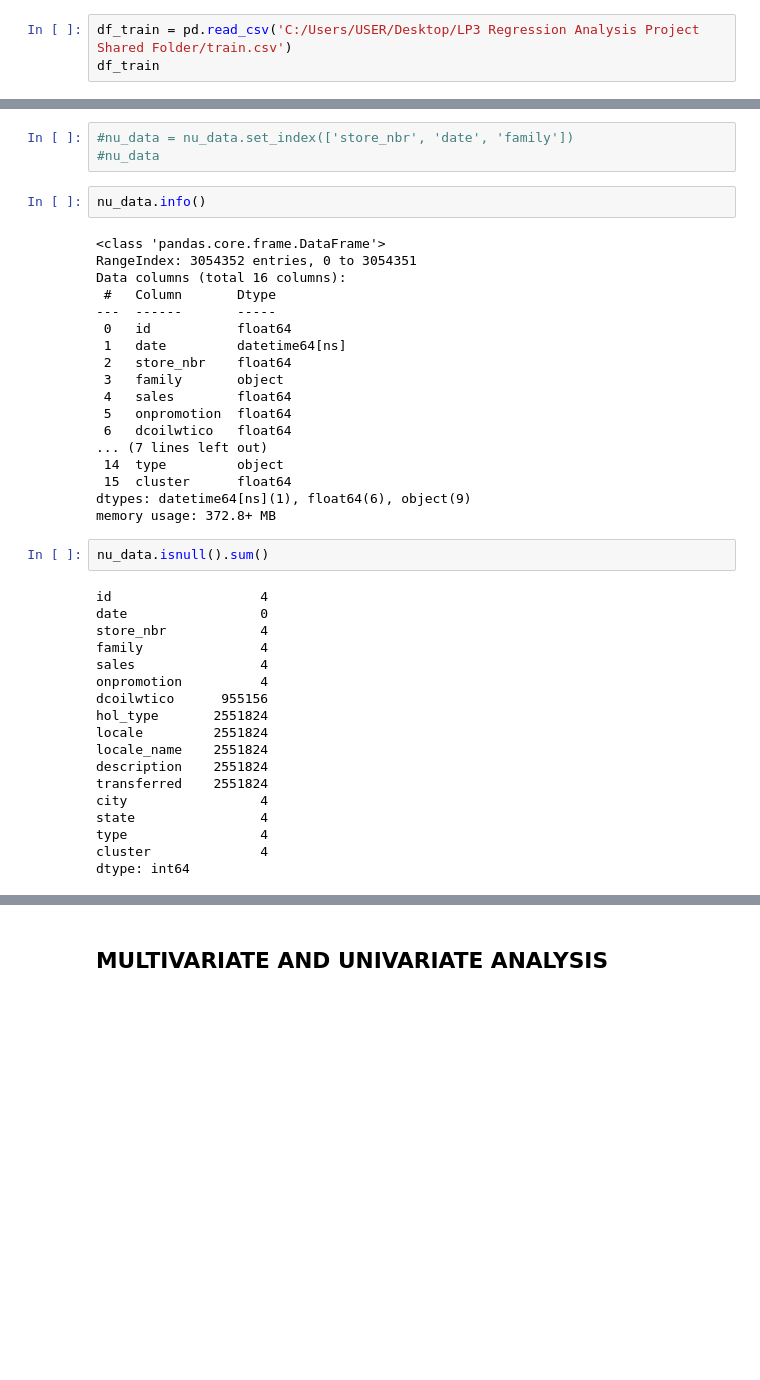
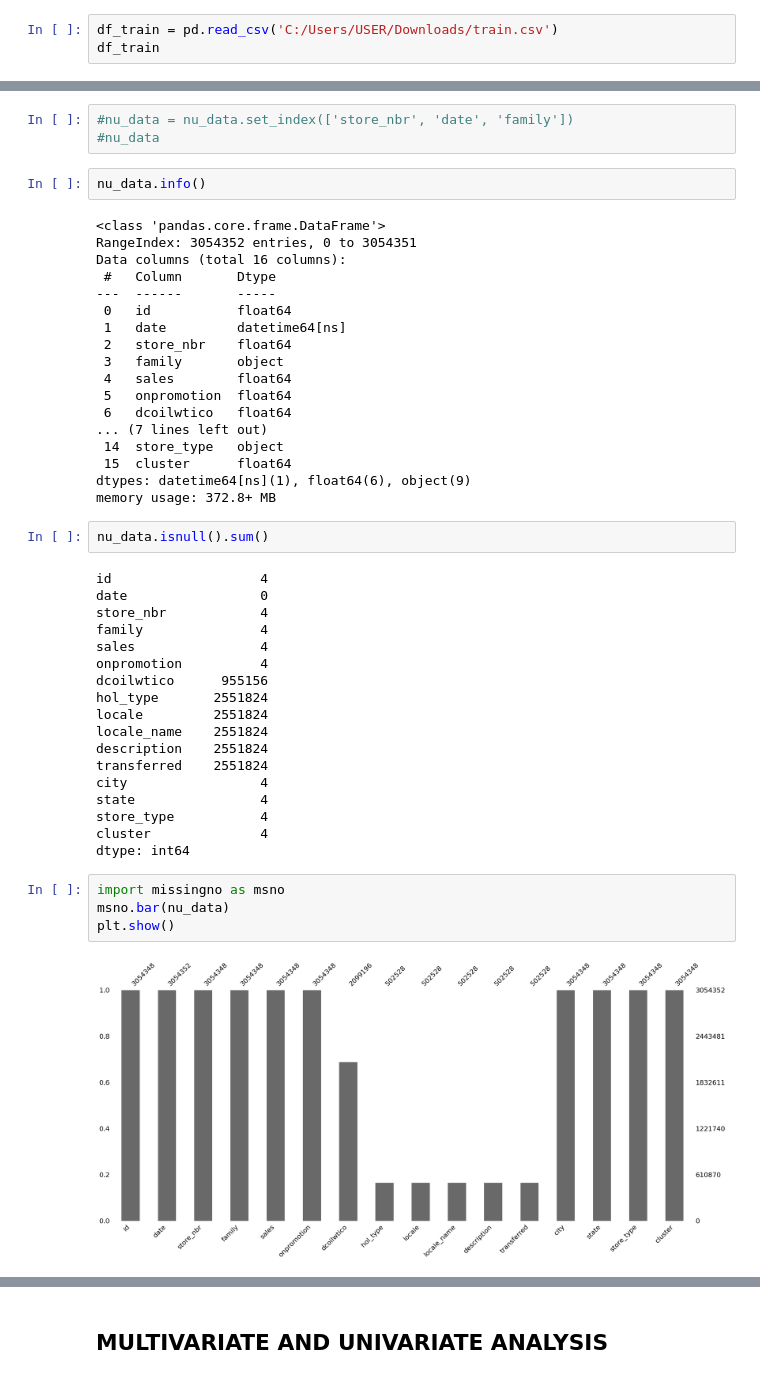
Before and after one commit to florenceaffoh/LP3-TimeSeriesAnalysis, a Jupyter notebook: tri 1.ipynb, the cells around one changed output, grey strips where cells are left out. Cells and saved outputs as stored; diff of their text form; blank space fills up the shorter version.

```diff
--- a/tri 1.ipynb
+++ b/tri 1.ipynb
@@ -316,7 +341,7 @@ df_stores = df_stores.drop(columns=['Unnamed: 0'])
 df_holidays_events = df_holidays_events.drop(columns=['Unnamed: 0'])
 df_oil = df_oil.drop(columns=['Unnamed: 0'])
 # %%
-df_train = pd.read_csv('C:/Users/USER/Desktop/LP3 Regression Analysis Project Shared Folder/train.csv')
+df_train = pd.read_csv('C:/Users/USER/Downloads/train.csv')
 df_train
 # %% [output]
 |  | id | date | store_nbr | family | sales | onpromotion |
@@ -411,7 +436,7 @@ Data columns (total 16 columns):
  5   onpromotion  float64
  6   dcoilwtico   float64
 ... (7 lines left out)
- 14  type         object
+ 14  store_type   object
  15  cluster      float64
 dtypes: datetime64[ns](1), float64(6), object(9)
 memory usage: 372.8+ MB
@@ -432,6 +457,12 @@ description    2551824
 transferred    2551824
 city                 4
 state                4
-type                 4
+store_type           4
 cluster              4
 dtype: int64
+# %%
+import missingno as msno
+msno.bar(nu_data)
+plt.show()
+# %% [output]
+[figure, added]
```
Also changed, not shown: parts of 19 cells of this notebook.
